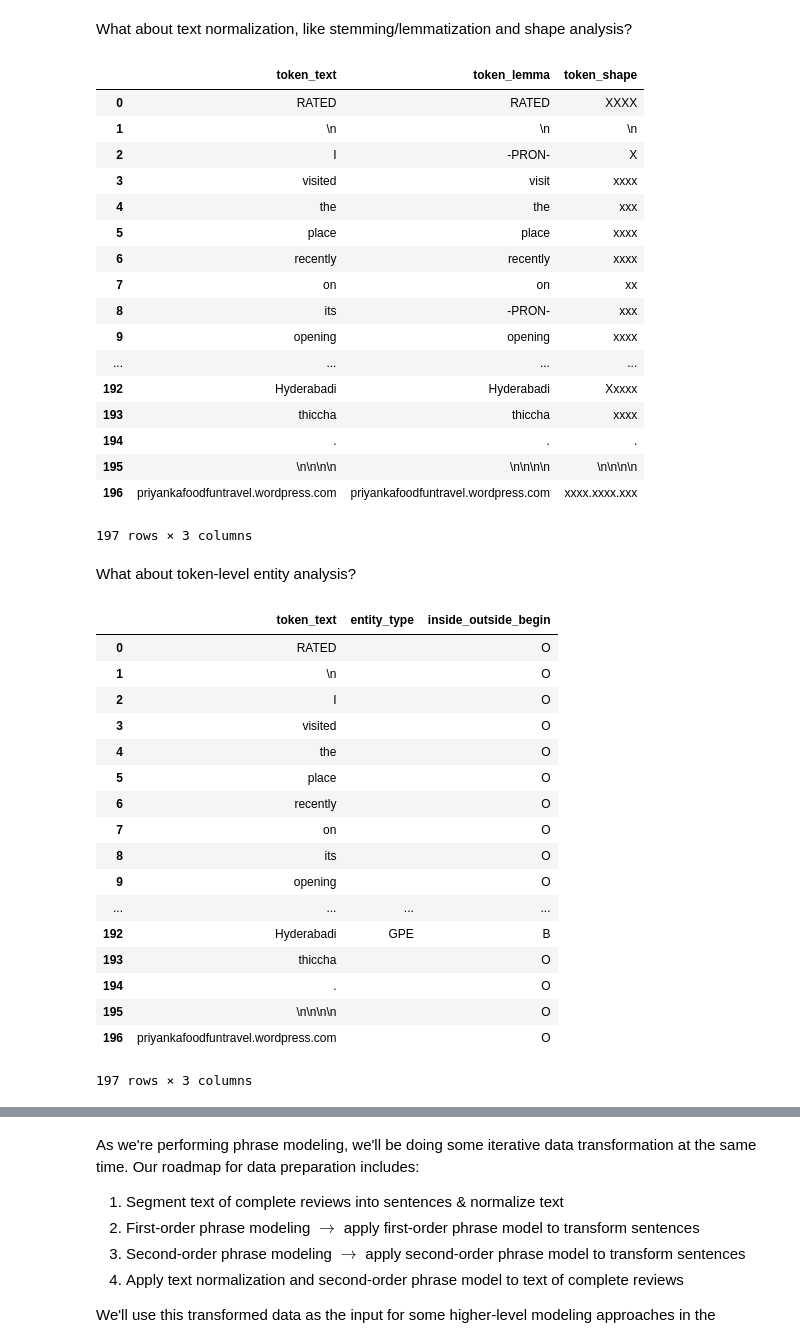
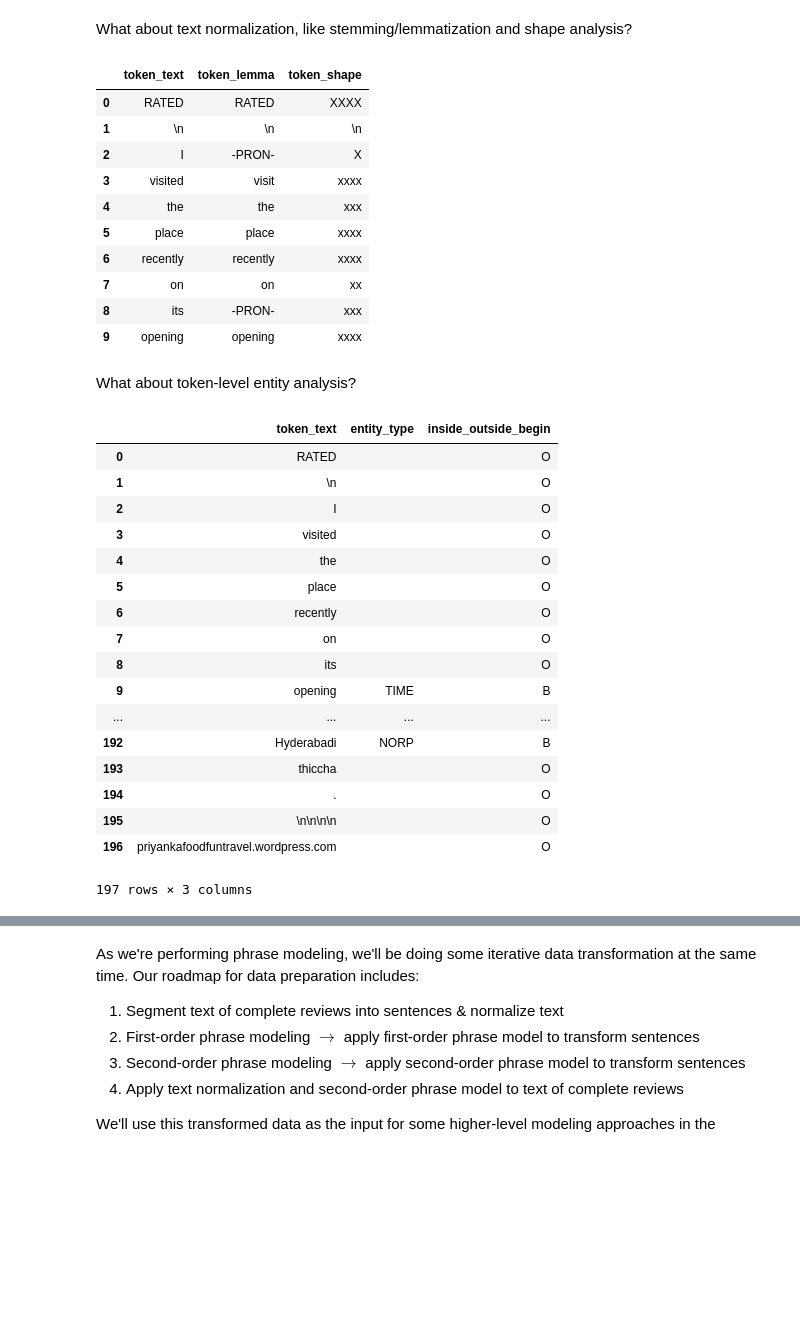
Before and after one commit to salmanarif86/MLAI, a Jupyter notebook: ModernNLP.ipynb, the cells around one changed output, grey strips where cells are left out. Cells and saved outputs as stored; diff of their text form; code cells hidden in the pictures; blank space fills up the shorter version.

```diff
--- a/ModernNLP.ipynb
+++ b/ModernNLP.ipynb
@@ -32,3 +36,6 @@ nlp = spacy.load('en')
+# %%
+import en_core_web_lg
+nlp = en_core_web_lg.load()
 # %% [markdown]
 ##Context
 
@@ -179,28 +183,21 @@ What about text normalization, like stemming/lemmatization and shape analysis?
 # %%
 token_lemma = [token.lemma_ for token in parsed_review]
 token_shape = [token.shape_ for token in parsed_review]
 
 pd.DataFrame(zip(token_text, token_lemma, token_shape),
-             columns=['token_text', 'token_lemma', 'token_shape'])
+             columns=['token_text', 'token_lemma', 'token_shape']).head(10)
 # %% [output]
 |  | token_text | token_lemma | token_shape |
 | 0 | RATED | RATED | XXXX |
 | 1 | \n | \n | \n |
 | 2 | I | -PRON- | X |
 | 3 | visited | visit | xxxx |
 | 4 | the | the | xxx |
 | 5 | place | place | xxxx |
 | 6 | recently | recently | xxxx |
 | 7 | on | on | xx |
 | 8 | its | -PRON- | xxx |
 | 9 | opening | opening | xxxx |
-| ... | ... | ... | ... |
-| 192 | Hyderabadi | Hyderabadi | Xxxxx |
-| 193 | thiccha | thiccha | xxxx |
-| 194 | . | . | . |
-| 195 | \n\n\n\n | \n\n\n\n | \n\n\n\n |
-| 196 | priyankafoodfuntravel.wordpress.com | priyankafoodfuntravel.wordpress.com | xxxx.xxxx.xxx |
-197 rows × 3 columns
 # %% [markdown]
 What about token-level entity analysis?
 # %%
@@ -221,9 +218,9 @@ pd.DataFrame(zip(token_text, token_entity_type, token_entity_iob),
 | 6 | recently |  | O |
 | 7 | on |  | O |
 | 8 | its |  | O |
-| 9 | opening |  | O |
+| 9 | opening | TIME | B |
 | ... | ... | ... | ... |
-| 192 | Hyderabadi | GPE | B |
+| 192 | Hyderabadi | NORP | B |
 | 193 | thiccha |  | O |
 | 194 | . |  | O |
 | 195 | \n\n\n\n |  | O |
```
Also changed, not shown: parts of 15 cells of this notebook.
